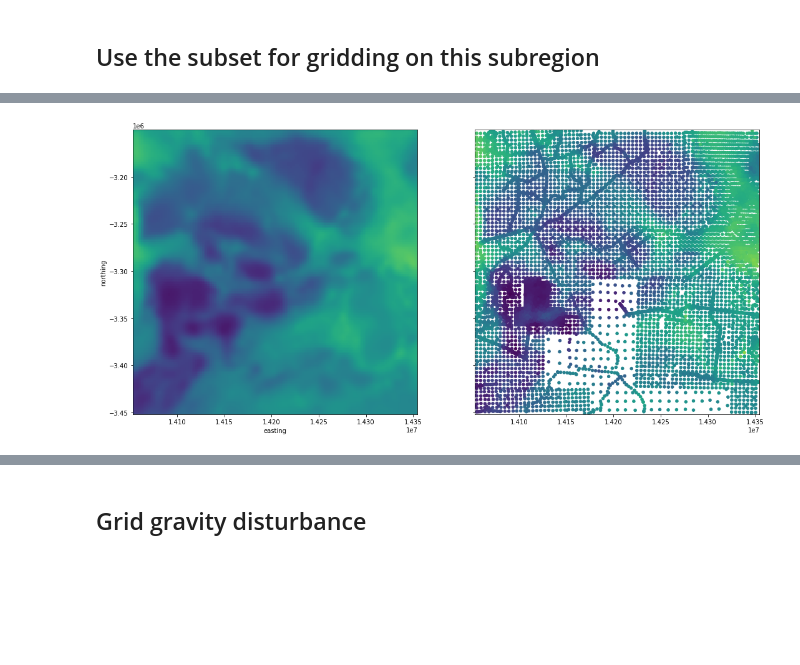
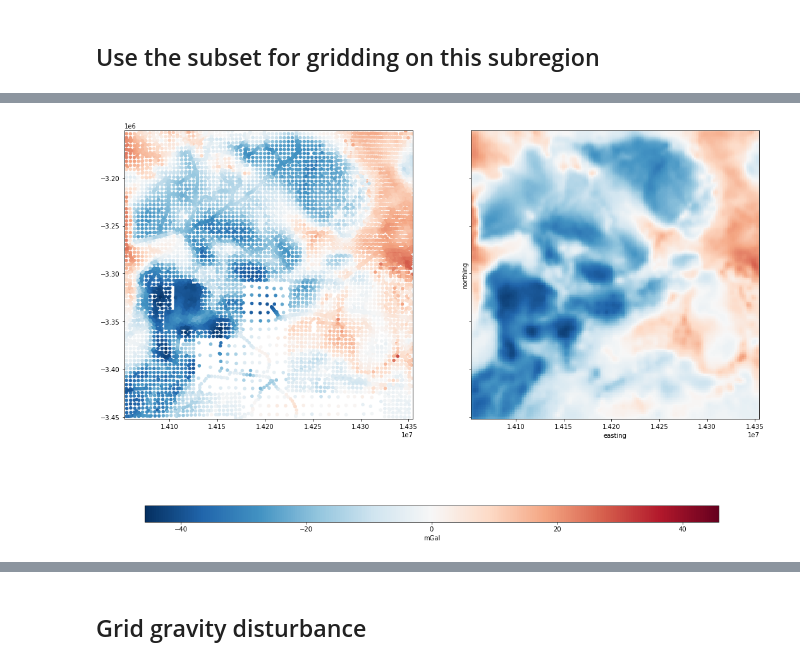
Before and after one commit to compgeolab/eql-gradient-boosted, a Jupyter notebook: notebooks/11-grid_australia_gravity.ipynb, the cells around one changed output, grey strips where cells are left out. Cells and saved outputs as stored; diff of their text form; code cells hidden in the pictures; blank space fills up the shorter version.

```diff
--- a/notebooks/11-grid_australia_gravity.ipynb
+++ b/notebooks/11-grid_australia_gravity.ipynb
@@ -375,6 +491,6 @@ array([[-1.89786389e+02, -3.56808932e+01, -4.45805592e+00,
 # %%
-best_score = np.max(scores)
-best_parameters = parameter_sets[np.argmax(scores)]
+best_score = np.min(scores)
+best_parameters = parameter_sets[np.argmin(scores)]
 
 print(best_score)
 print(best_parameters)
@@ -388,3 +539,10 @@ points = block_averaged_sources(proj_coords_cv, **best_parameters)
+# %%
+coordinates = (
+    small_data.easting.values,
+    small_data.northing.values,
+    small_data.height.values,
+)
+points = block_averaged_sources(coordinates, **best_parameters)
 # %%
 %%time
 eql = EQLHarmonicBoost(
@@ -393,5 +551,5 @@ eql = EQLHarmonicBoost(
     window_size=best_parameters["window_size"],
     random_state=best_parameters["random_state"],
 )
-eql.fit(proj_coords_cv, disturbance_cv)
+eql.fit(coordinates, small_data.disturbance.values)
 # %% [output]
@@ -409,7 +567,7 @@ EQLHarmonicBoost(damping=100.0,
 %%time
 # Interpolate on a regular grid
 grid = eql.grid(
-    upward=data.height.values.max(),
+    upward=small_data.height.values.max(),
     spacing=spacing,
     data_names=["disturbance"],
 )
@@ -419,20 +577,27 @@ Wall time: 752 ms
 # %%
-maxabs = vd.maxabs(grid.disturbance, disturbance_cv)
+maxabs = vd.maxabs(grid.disturbance, small_data.disturbance)
 
 fig, (ax1, ax2) = plt.subplots(
     nrows=1, ncols=2, figsize=(18, 12), sharex=True, sharey=True
 )
-grid.disturbance.plot(ax=ax1, add_colorbar=False, vmin=-maxabs, vmax=maxabs)
-
-easting, northing = np.meshgrid(grid.easting, grid.northing)
-# ax1.scatter(easting, northing, c="k", s=0.05)
-# ax1.scatter(*points[:2], c="k", s=0.05)
-
-tmp = ax2.scatter(
-    *proj_coords_cv[:2], c=disturbance_cv, s=20, vmin=-maxabs, vmax=maxabs
+tmp = ax1.scatter(
+    small_data.easting.values,
+    small_data.northing.values,
+    c=small_data.disturbance,
+    s=20,
+    vmin=-maxabs,
+    vmax=maxabs,
+    cmap="RdBu_r"
+)
+grid.disturbance.plot(
+    ax=ax2, add_colorbar=False, vmin=-maxabs, vmax=maxabs, cmap="RdBu_r"
 )
 for ax in (ax1, ax2):
     ax.set_aspect("equal")
+
+cbar_ax = fig.add_axes([0.15, 0.05, 0.7, 0.03])
+fig.colorbar(tmp, cax=cbar_ax, orientation="horizontal", label="mGal")
+
 plt.show()
 # %% [output]
-[figure, old version]
+[figure, new version]
```
Also changed, not shown: parts of 77 cells of this notebook, 27 other files.
